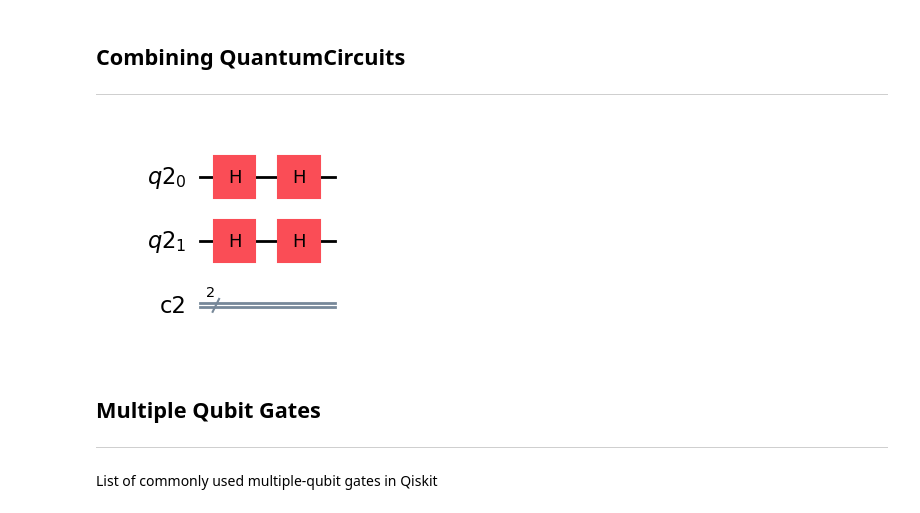
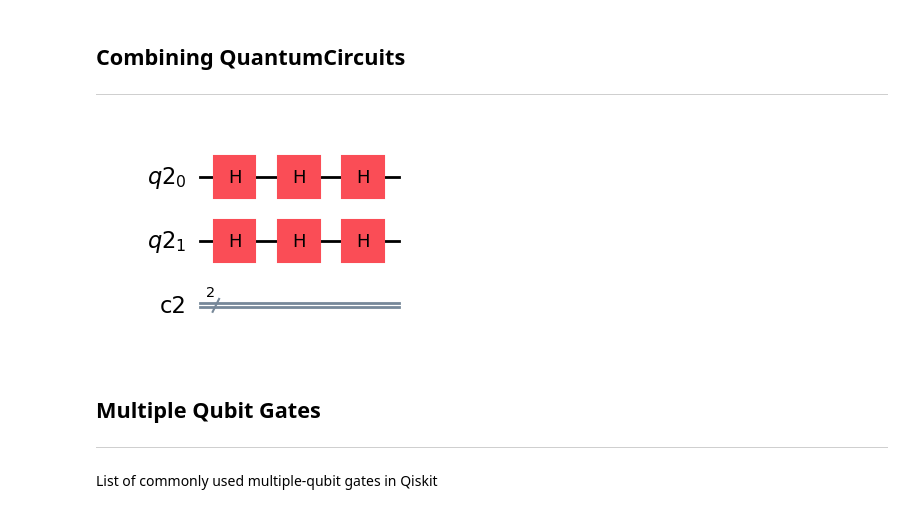
Before and after one commit to Mait-Sark/Quantum-Computing-Lab, a Jupyter notebook: Notebooks/Lab 01/Introduction_to_qiskit.ipynb, the cells around one changed output. Drawn from its saved outputs; the diff is of its cells as text; code cells hidden in the pictures.

```diff
--- a/Notebooks/Lab 01/Introduction_to_qiskit.ipynb
+++ b/Notebooks/Lab 01/Introduction_to_qiskit.ipynb
@@ -206,25 +206,25 @@ In ’qc2’, we do the same thing for the QuantumRegister ’qreg_q1’, so tha
 # %%
 qreg_q1 = QuantumRegister(2 ,name= 'q1')
 creg_c1 = ClassicalRegister(2 ,name= 'c1')
 qc1 = QuantumCircuit(qreg_q1,creg_c1)
 
 qreg_q2 = QuantumRegister(2 ,name= 'q2')
 creg_c2 = ClassicalRegister(2 ,name= 'c2')
 qc2 = QuantumCircuit(qreg_q2,creg_c2)
 
 qc1.h(qreg_q1[0])
 qc1.h(qreg_q1[1])
 
 qc2.h(qreg_q2[0])
 qc2.h(qreg_q2[1])
 
 qc3 = qc2.compose(qc1)
 qc1 = qc3.compose(qc1)
 
 qc3.draw('mpl')
-# qc1.draw('mpl')
+qc1.draw('mpl')
 # %% [output]
-[figure, old version]
+[figure, new version]
 # %% [markdown]
 ## **Multiple Qubit Gates**
 ***
```
Also changed, not shown: parts of 4 cells of this notebook, 1 other file.
